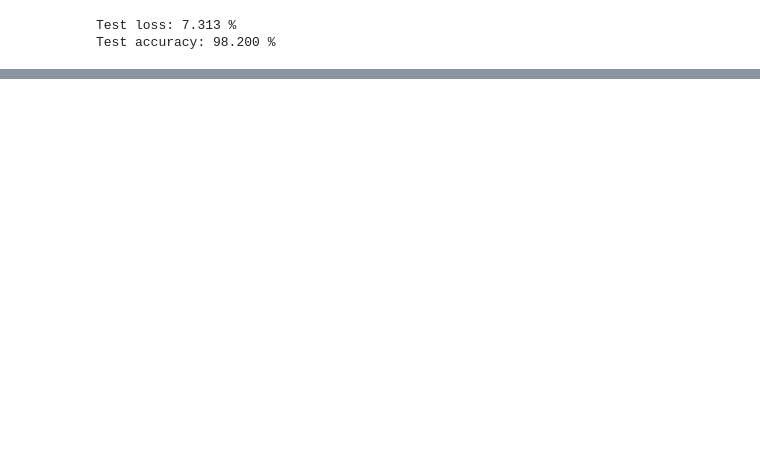
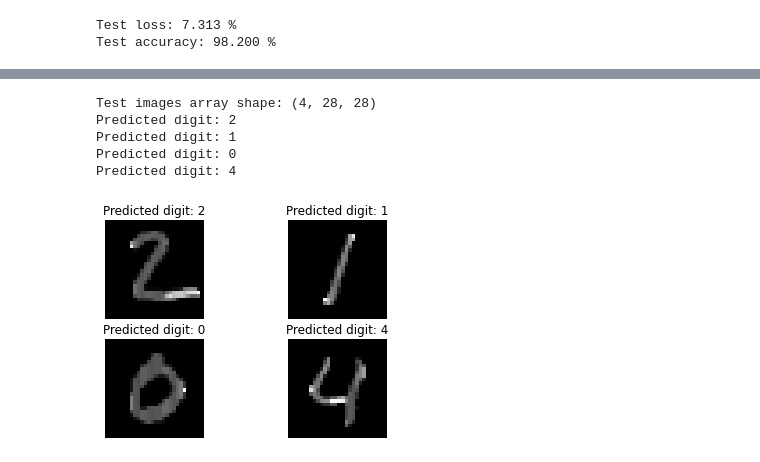
Before and after one commit to nilutpolkashyap/tensorflow_projects, a Jupyter notebook: leNet_cnn/LeNet_original_implementation.ipynb, the cells around one changed output, grey strips where cells are left out. Saved outputs shown, nothing was run; the diff lists cells and outputs as text; code cells hidden in the pictures; blank space fills up the shorter version.

```diff
--- a/leNet_cnn/LeNet_original_implementation.ipynb
+++ b/leNet_cnn/LeNet_original_implementation.ipynb
@@ -134,0 +158,26 @@ Test accuracy: 98.200 %
+# %%
+images = testData[1:5]
+images = images.reshape(images.shape[0], 28, 28)
+print ("Test images array shape: {}".format(images.shape))
+
+
+for i, test_image in enumerate(images, start=1):
+
+    org_image = test_image
+    test_image = test_image.reshape(1,28,28,1)
+    img_prediction = np.argmax(leNet_model.predict(test_image), axis=-1)
+
+    print ("Predicted digit: {}".format(img_prediction[0]))
+    plt.subplot(220+i)
+    plt.axis('off')
+    plt.title("Predicted digit: {}".format(img_prediction[0]))
+    plt.imshow(org_image, cmap=plt.get_cmap('gray'))
+
+plt.show()
+# %% [output]
+Test images array shape: (4, 28, 28)
+Predicted digit: 2
+Predicted digit: 1
+Predicted digit: 0
+Predicted digit: 4
+[figure, added]
```
Also changed, not shown: parts of 14 cells of this notebook.
